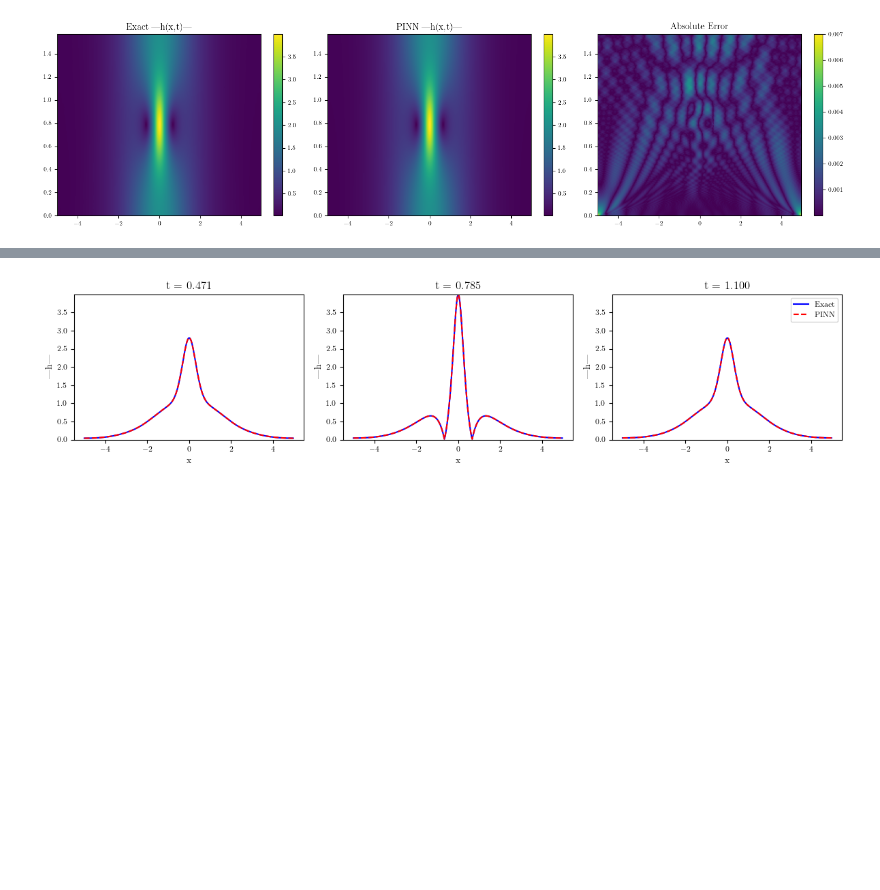
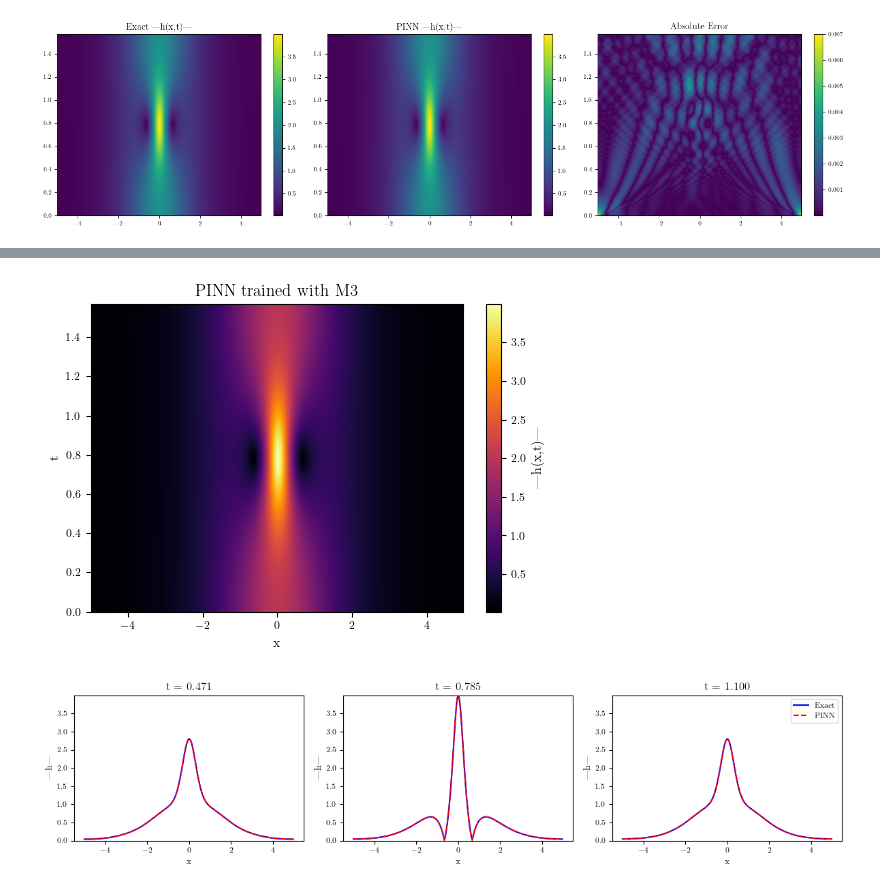
Before and after one commit to emmdaz/TDSE-PINN, a Jupyter notebook: errors/ErrorsM3.ipynb, the cells around one changed output, grey strips where cells are left out. Drawn from its saved outputs; the diff is of its cells as text; code cells hidden in the pictures; blank space fills up the shorter version.

```diff
--- a/errors/ErrorsM3.ipynb
+++ b/errors/ErrorsM3.ipynb
@@ -724,3 +725,15 @@ plt.show()
+# %%
+plt.figure(figsize=(6,4))
+plt.imshow(H_pred, extent=[x.min(), x.max(), t.min(), t.max()],
+                    aspect='auto', origin='lower', cmap = "inferno")
+plt.colorbar(label='|h(x,t)|')
+plt.xlabel('x')
+plt.ylabel('t')
+plt.title('PINN trained with M3')
+plt.savefig('M3_PINN.png', dpi=180, bbox_inches='tight')
+plt.show()
+# %% [output]
+[figure, added]
 # %%
 t_idx = [int(len(t)*0.3), int(len(t)*0.5), int(len(t)*0.7)]
 
```
Also changed, not shown: parts of 2 cells of this notebook, 8 other files.
